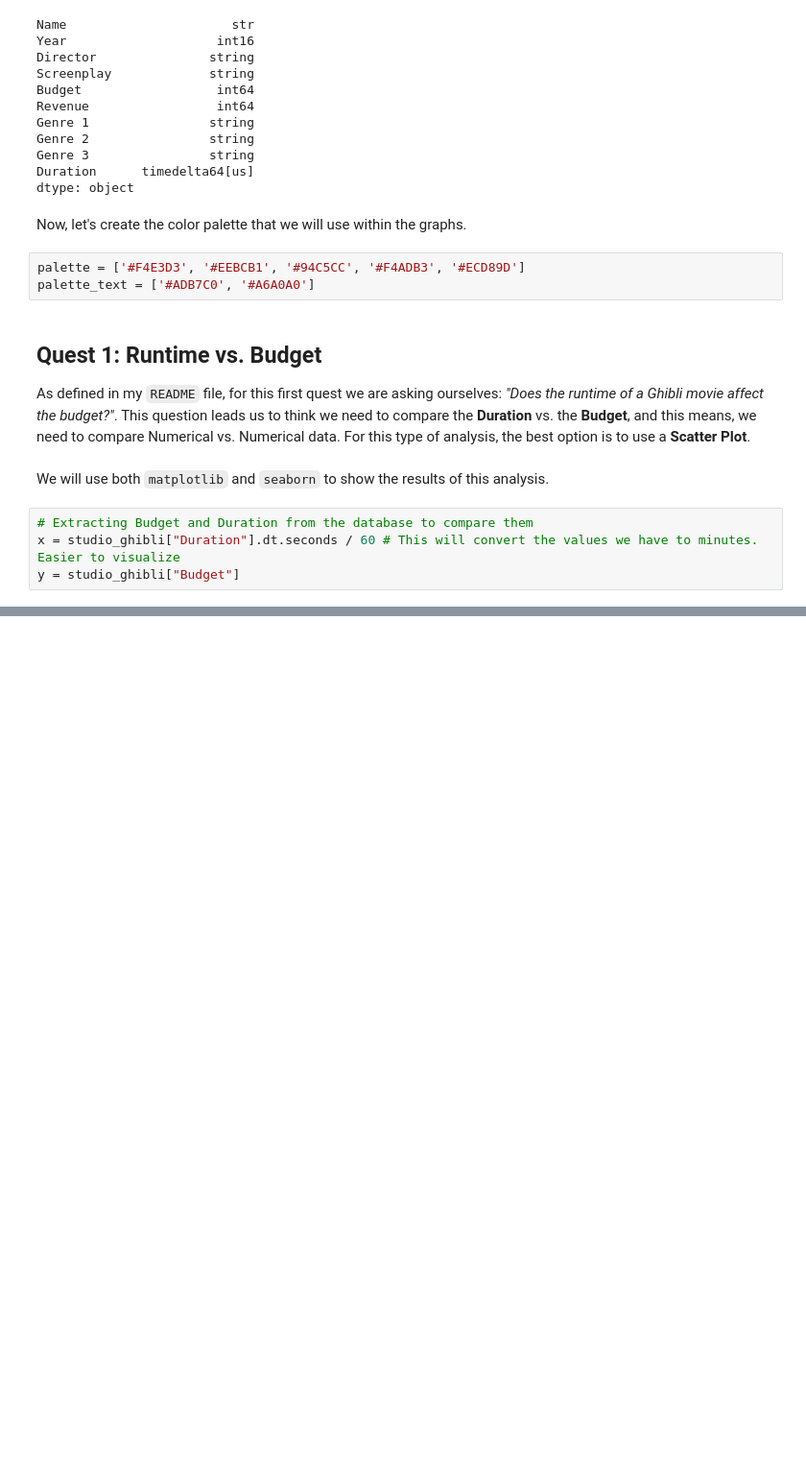
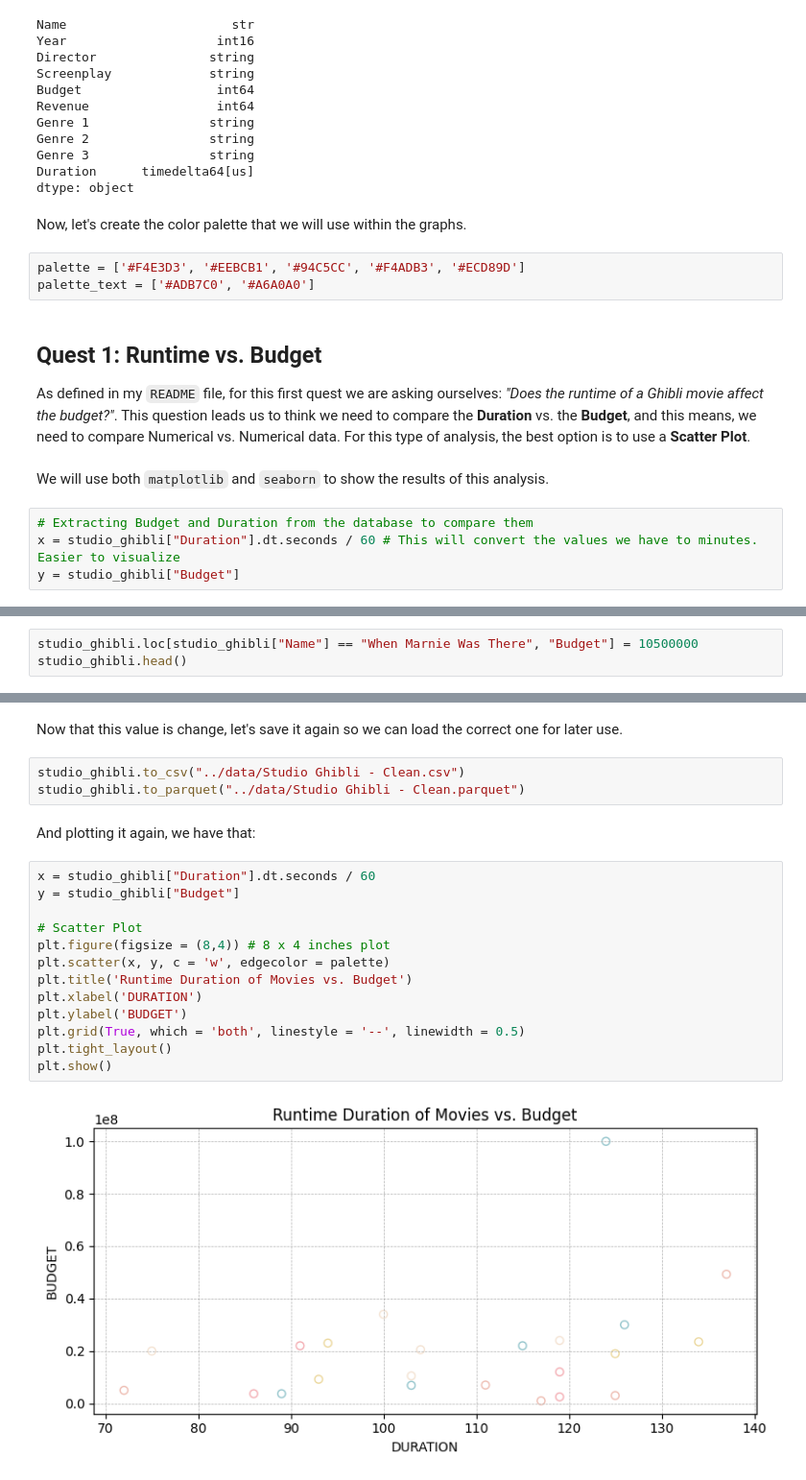
Before and after one commit to sarahi-capi/ghibli-data-analysis, a Jupyter notebook: notebooks/02_exploratory_data_analysis.ipynb, the cells around one changed output, grey strips where cells are left out. Shown at 96% size. Cells and saved outputs as stored; diff of their text form; blank space fills up the shorter version.

```diff
--- a/notebooks/02_exploratory_data_analysis.ipynb
+++ b/notebooks/02_exploratory_data_analysis.ipynb
@@ -71,0 +95,3 @@ plt.show()
+# %%
+studio_ghibli.loc[studio_ghibli["Name"] == "When Marnie Was There", "Budget"] = 10500000
+studio_ghibli.head()
@@ -71,0 +105,22 @@ plt.show()
+# %% [markdown]
+Now that this value is change, let's save it again so we can load the correct one for later use.
+# %%
+studio_ghibli.to_csv("../data/Studio Ghibli - Clean.csv")
+studio_ghibli.to_parquet("../data/Studio Ghibli - Clean.parquet")
+# %% [markdown]
+And plotting it again, we have that:
+# %%
+x = studio_ghibli["Duration"].dt.seconds / 60
+y = studio_ghibli["Budget"]
+
+# Scatter Plot
+plt.figure(figsize = (8,4)) # 8 x 4 inches plot
+plt.scatter(x, y, c = 'w', edgecolor = palette)
+plt.title('Runtime Duration of Movies vs. Budget')
+plt.xlabel('DURATION')
+plt.ylabel('BUDGET')
+plt.grid(True, which = 'both', linestyle = '--', linewidth = 0.5)
+plt.tight_layout()
+plt.show()
+# %% [output]
+[figure, added]
```
Also changed, not shown: parts of 10 cells of this notebook.
